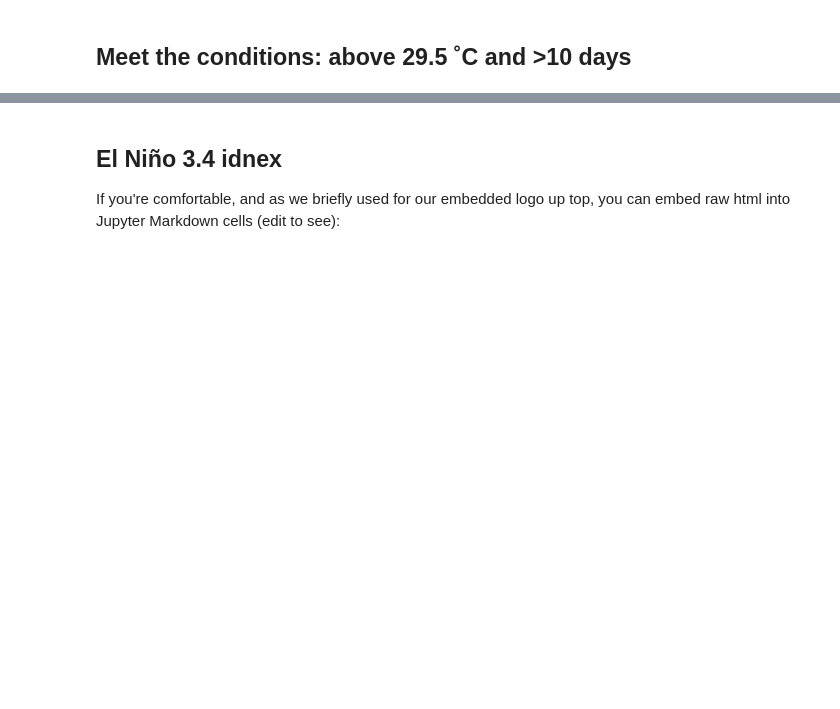
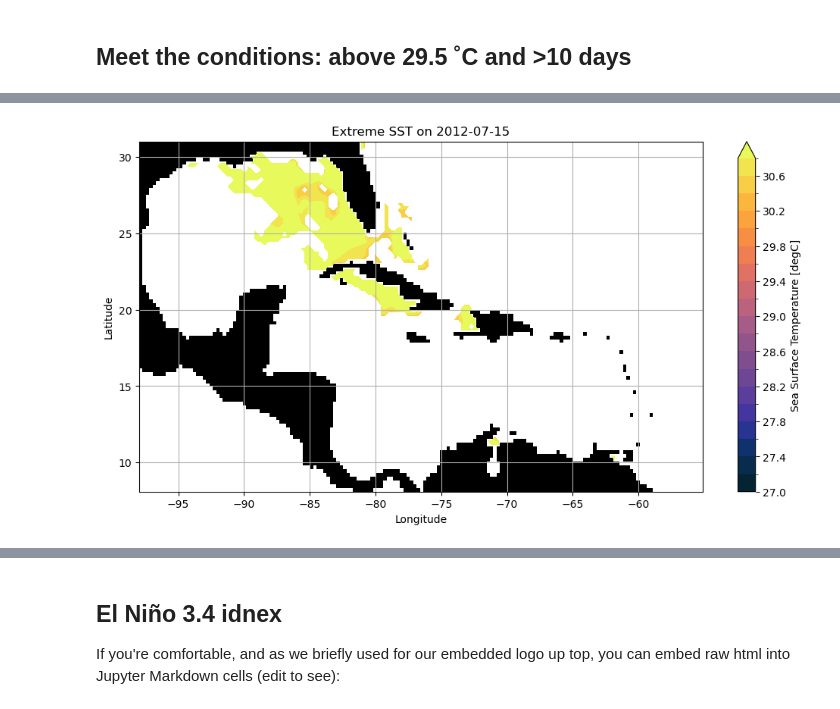
Before and after one commit to ProjectPythia/CFC-extreme-weather-cookbook, a Jupyter notebook: notebooks/cfc-ocean.ipynb, the cells around one changed output, grey strips where cells are left out. Drawn from its saved outputs; the diff is of its cells as text; code cells hidden in the pictures; blank space fills up the shorter version.

```diff
--- a/notebooks/cfc-ocean.ipynb
+++ b/notebooks/cfc-ocean.ipynb
@@ -813,0 +491,5 @@ plt.grid();
+# %%
+time = '2012-07-15'
+plot_mhw(time)
+# %% [output]
+[figure, added]
```
Also changed, not shown: parts of 69 cells of this notebook.
